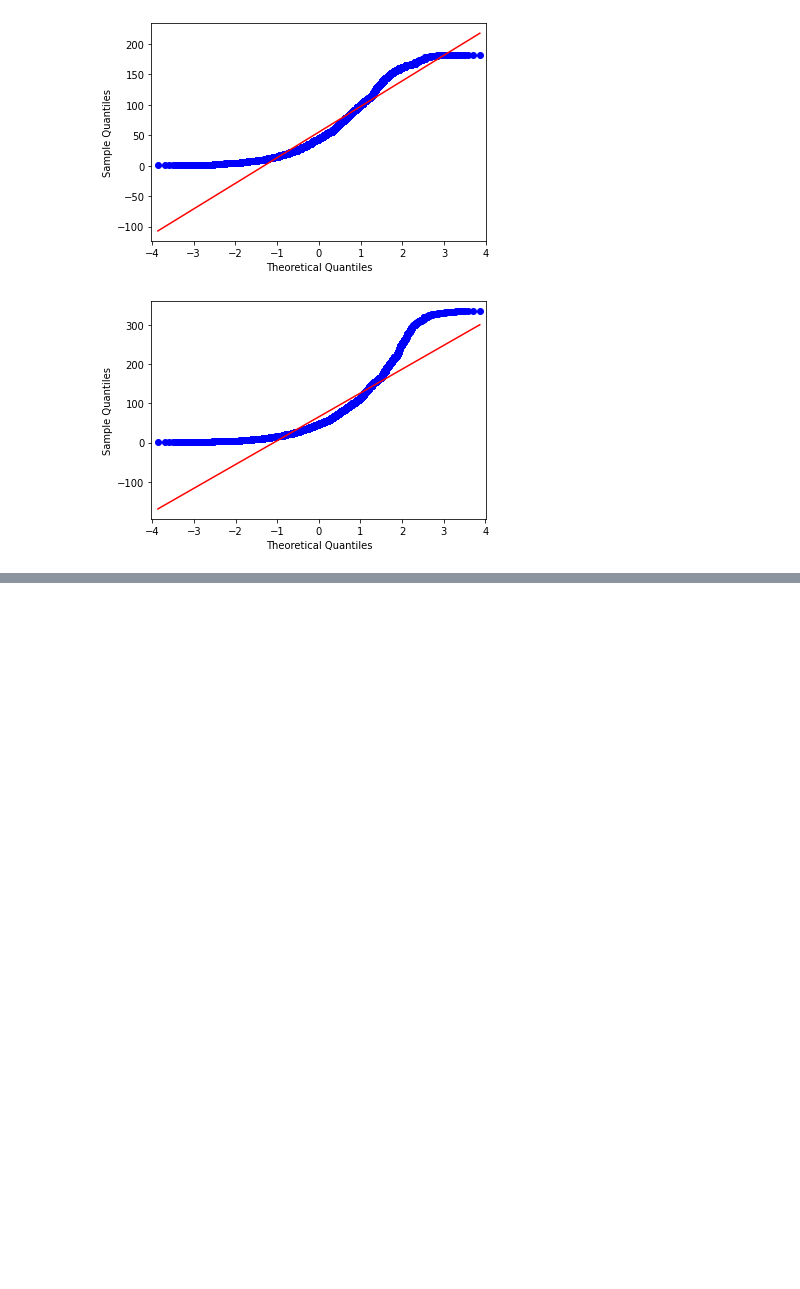
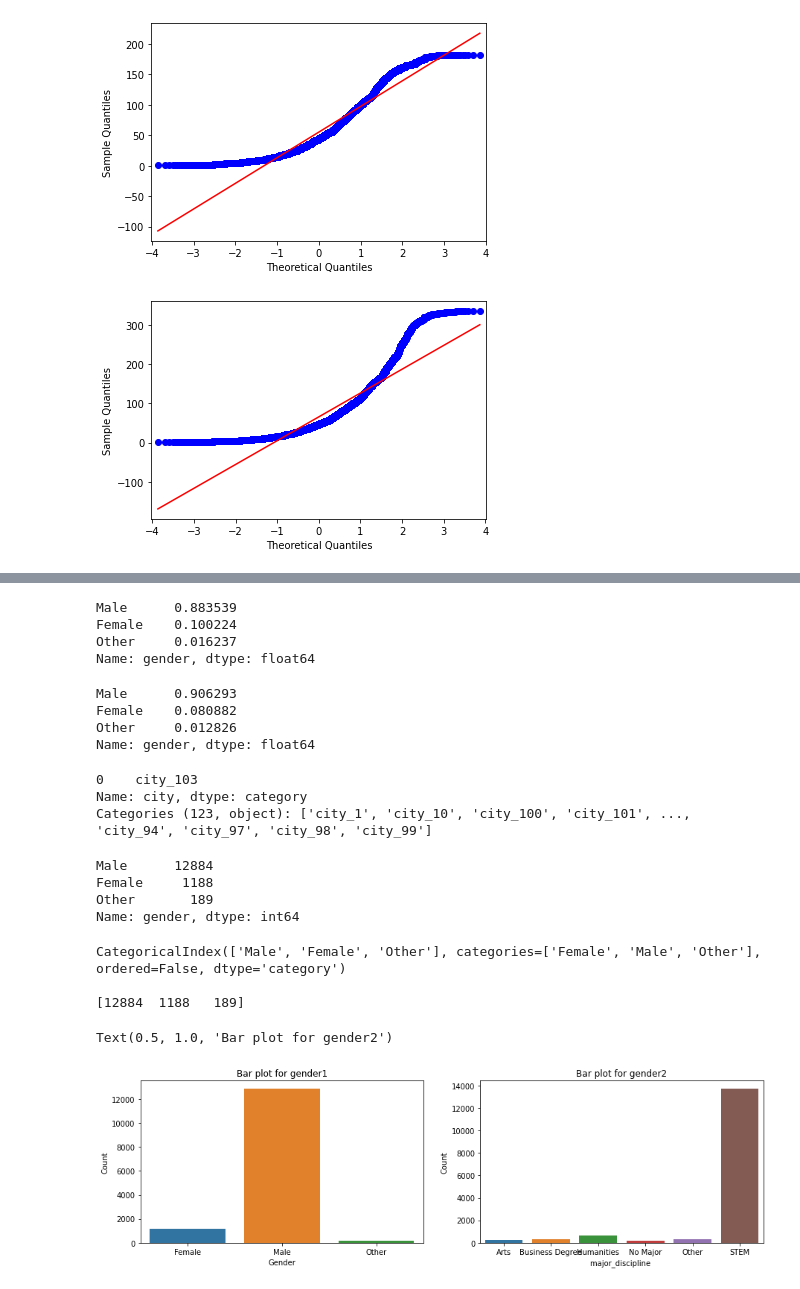
Before and after one commit to Neelam-Singhal/HR-Analytics-Analysis, a Jupyter notebook: HRAnalytics.ipynb, the cells around one changed output, grey strips where cells are left out. Drawn from its saved outputs; the diff is of its cells as text; code cells hidden in the pictures; blank space fills up the shorter version.

```diff
--- a/HRAnalytics.ipynb
+++ b/HRAnalytics.ipynb
@@ -285,0 +338,56 @@ Kurtosis -  3.7459682666467153
+# %%
+# Distribution when target=1. We can see that the distribution is a bit different than the original distribution
+data[data.target == 1].gender.value_counts(normalize=True)
+# %% [output]
+Male      0.883539
+Female    0.100224
+Other     0.016237
+Name: gender, dtype: float64
+# %%
+# Distribution when target=0
+data[data.target == 0].gender.value_counts(normalize=True)
+# %% [output]
+Male      0.906293
+Female    0.080882
+Other     0.012826
+Name: gender, dtype: float64
+# %%
+# Lets check the cities
+
+data.city.mode()
+# %% [output]
+0    city_103
+Name: city, dtype: category
+Categories (123, object): ['city_1', 'city_10', 'city_100', 'city_101', ..., 'city_94', 'city_97', 'city_98', 'city_99']
+# %%
+data['gender'].value_counts()
+# %% [output]
+Male      12884
+Female     1188
+Other       189
+Name: gender, dtype: int64
+# %%
+print(data['gender'].value_counts().index, '\n')
+print(data['gender'].value_counts().values)
+# %% [output]
+CategoricalIndex(['Male', 'Female', 'Other'], categories=['Female', 'Male', 'Other'], ordered=False, dtype='category')
+
+[12884  1188   189]
+# %%
+plt.figure(figsize=(15,4))
+
+#fig, axs = plt.subplots(ncols=2)
+plt.subplot(1,2,1)
+sns.barplot(x = data['gender'].value_counts().index, y=data['gender'].value_counts().values)
+plt.xlabel('Gender')
+plt.ylabel('Count')
+plt.title('Bar plot for ' 'gender1')
+
+plt.subplot(1,2,2)
+sns.barplot(x = data['major_discipline'].value_counts().index, y=data['major_discipline'].value_counts().values)
+plt.xlabel('major_discipline ')
+plt.ylabel('Count')
+plt.title('Bar plot for ' 'gender2')
+# %% [output]
+Text(0.5, 1.0, 'Bar plot for gender2')
+[figure, added]
```
Also changed, not shown: parts of 9 cells of this notebook.
